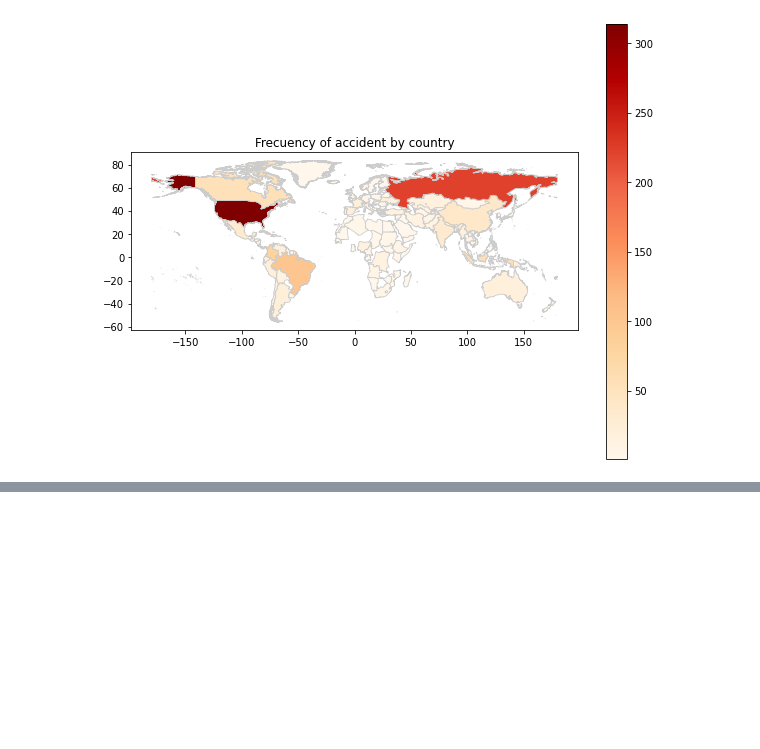
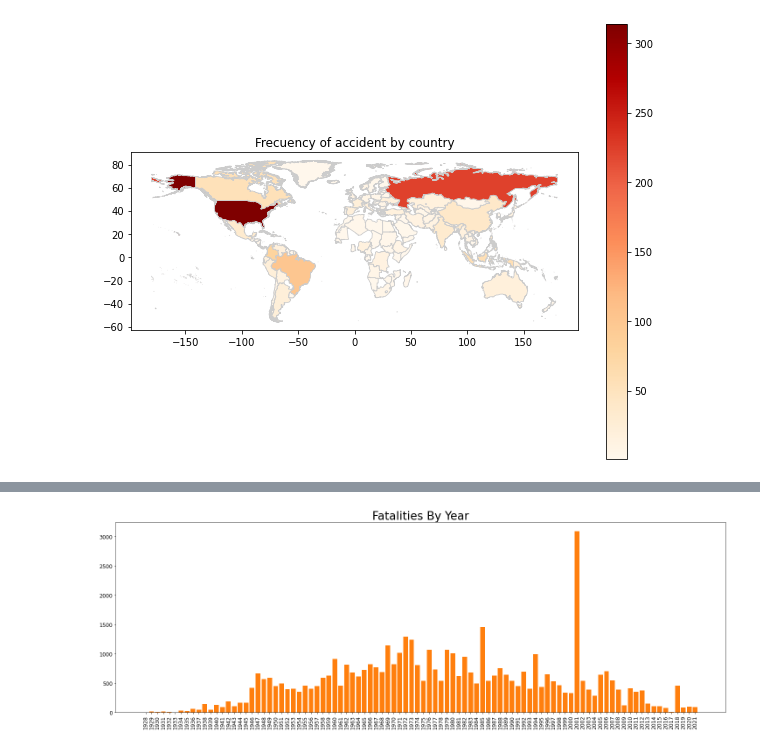
Before and after one commit to Camilo-Quiceno/data_science_project_aircraft, a Jupyter notebook: data-science-proyect.ipynb, the cells around one changed output, grey strips where cells are left out. Cells and saved outputs as stored; diff of their text form; code cells hidden in the pictures; blank space fills up the shorter version.

Commit message:
Determine the number of Fatalities per year
All the logic to answer & plot the question.

```diff
--- a/data-science-proyect.ipynb
+++ b/data-science-proyect.ipynb
@@ -565,0 +572,6 @@ plt.show()
+# %%
+fatalities_per_year = df_dsp_wfatalities[['Incident_Date', 'Fatalities']]
+fatalities_per_year['Incident_Date'] = fatalities_per_year['Incident_Date'].apply(lambda x: x.split("-")[-1])
+fatalities_per_year = fatalities_per_year.sort_values(by='Incident_Date')
+fatalities_per_year_grouped = fatalities_per_year.groupby('Incident_Date')['Fatalities'].sum()
+fatalities_per_year_grouped
@@ -565,0 +597,25 @@ plt.show()
+# %%
+#Ploting zone:
+fig, ax = plt.subplots()
+
+#Define x & y values for the plot
+years = fatalities_per_year_grouped.index
+fatalities = fatalities_per_year_grouped.values
+
+#Adding bar values
+ax.bar(years, fatalities)
+bars = ax.bar(years, fatalities)
+
+#Adding title to th chart and font sizes
+ax.set_title('Fatalities By Year', fontsize = 26)
+ax.tick_params(axis='x', labelsize=12, rotation=90)
+ax.tick_params(axis='y', labelsize=12)
+
+# Adjusting chart size
+fig.set_figwidth(25)
+fig.set_figheight(8)
+
+#Ploting the chart
+plt.show()
+# %% [output]
+[figure, added]
```
Also changed, not shown: parts of 5 cells of this notebook.
